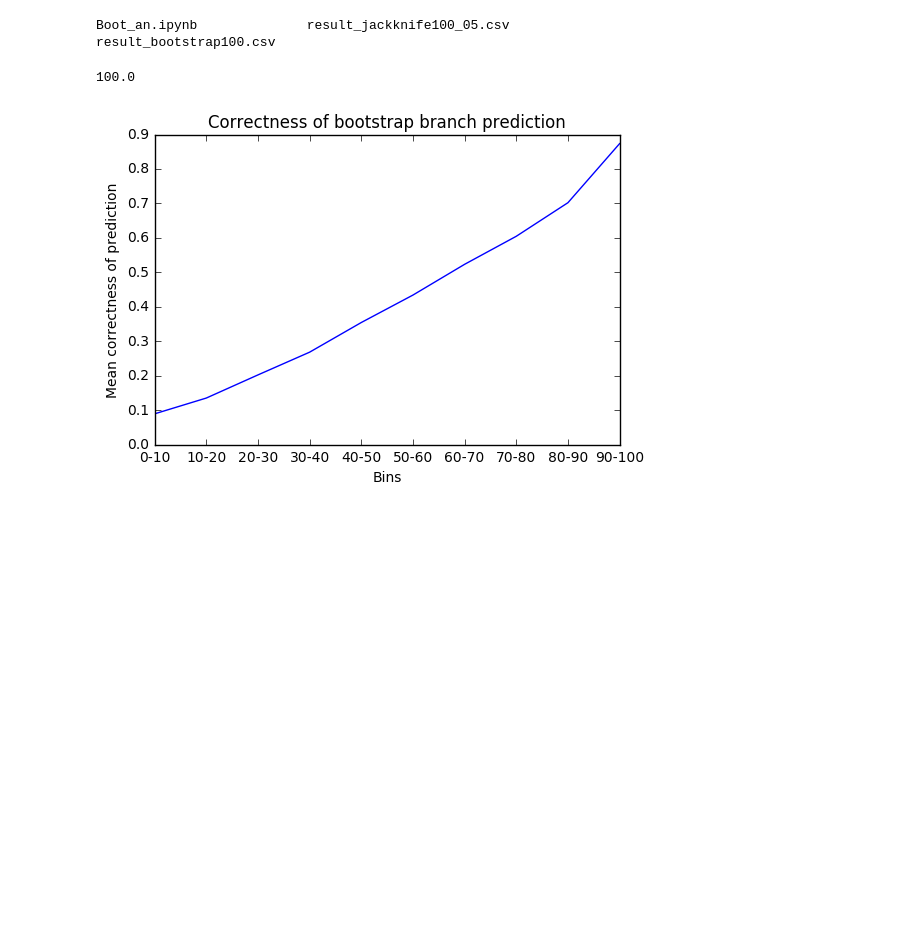
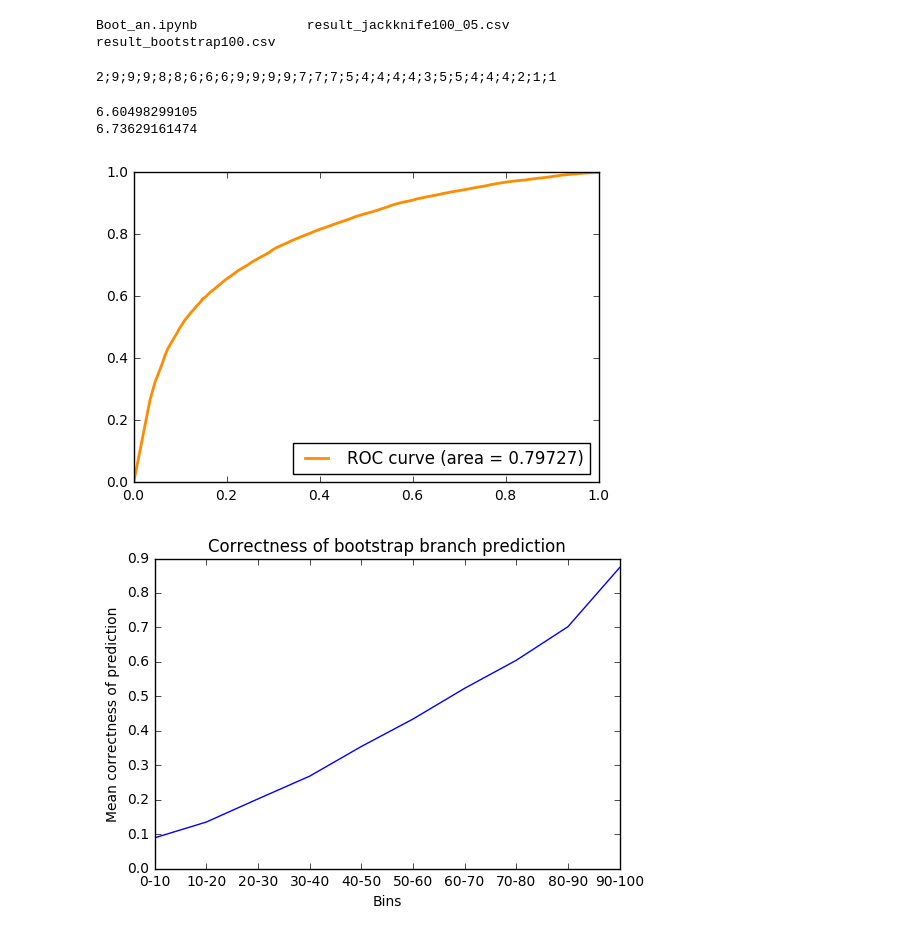
Before and after one commit to dmitrypenzar1996/PQ, a Jupyter notebook: boot_an/Boot_an.ipynb, the cells around one changed output. Saved outputs shown, nothing was run; the diff lists cells and outputs as text; code cells hidden in the pictures; blank space fills up the shorter version.

```diff
--- a/boot_an/Boot_an.ipynb
+++ b/boot_an/Boot_an.ipynb
@@ -14,11 +14,12 @@ jack_file_name = "result_jackknife100_05.csv"
 # %%
 example_str = '/HOME/indy/gcg_wif/sas/Trees/2016/ForPaper/Fungi/Selections30/Trees/PQ/bootstrap100//PF00270_14.tre;"2;9;9;9;8;8;6;6;6;9;9;9;9;7;7;7;5;4;4;4;4;3;5;5;4;4;4;2;1;1";"8;8;8;8;6;7;7;6;5;5;5;5;4;3;3;3;1;1;3;4;4;4;5;8;8;7;8;8;8;8";100.0'
 regex = re.compile(r"(?P<tree_path>[^;]+);\"(?P<tree_leaves_deep>[^\"]+)\";\"(?P<etalon_leaves_deep>[^\"]+)\";(?P<boot_score>[0-9\.]+)")
-print regex.match(example_str).group("boot_score")
+print regex.match(example_str).group("tree_leaves_deep")
 # %% [output]
-100.0
+2;9;9;9;8;8;6;6;6;9;9;9;9;7;7;7;5;4;4;4;4;3;5;5;4;4;4;2;1;1
 # %%
 boot_data = []
+boot_leaves_mean = []
 with open(boot_file_name, "r") as boot_file:
     boot_file.readline() # pass header
     for line in boot_file:
@@ -26,12 +27,29 @@ with open(boot_file_name, "r") as boot_file:
         match = regex.match(line)
         if match:
             boot_data.append( (float(match.group("boot_score")), 0 if match.group("etalon_leaves_deep") == "None" else 1))
+            boot_leaves_mean.append( np.median(map(int, match.group("tree_leaves_deep").split(";"))) )
         else:
             print line
             raise Exception("Wrong format of file")
 # %%
 boot_score = np.array([x for x,y in boot_data])
 is_true = np.array([y for x, y in boot_data])
+
+print np.mean(np.array(boot_leaves_mean)[is_true == 1])
+print np.mean(np.array(boot_leaves_mean)[is_true == 0])
+# %% [output]
+6.60498299105
+6.73629161474
+# %%
+fpr, tpr, _ = roc_curve(is_true, boot_score)
+roc_auc = auc(fpr, tpr)
+lw = 2
+plt.plot(fpr, tpr, color='darkorange',
+         lw=lw, label='ROC curve (area = %0.5f)' % roc_auc)
+plt.legend(loc="lower right")
+plt.show()
+# %% [output]
+[figure, added]
 # %%
 bins = np.linspace(0, 100, 10, endpoint=False)
 step = float(bins[1] - bins[0])
```
Also changed, not shown: parts of 3 cells of this notebook.
